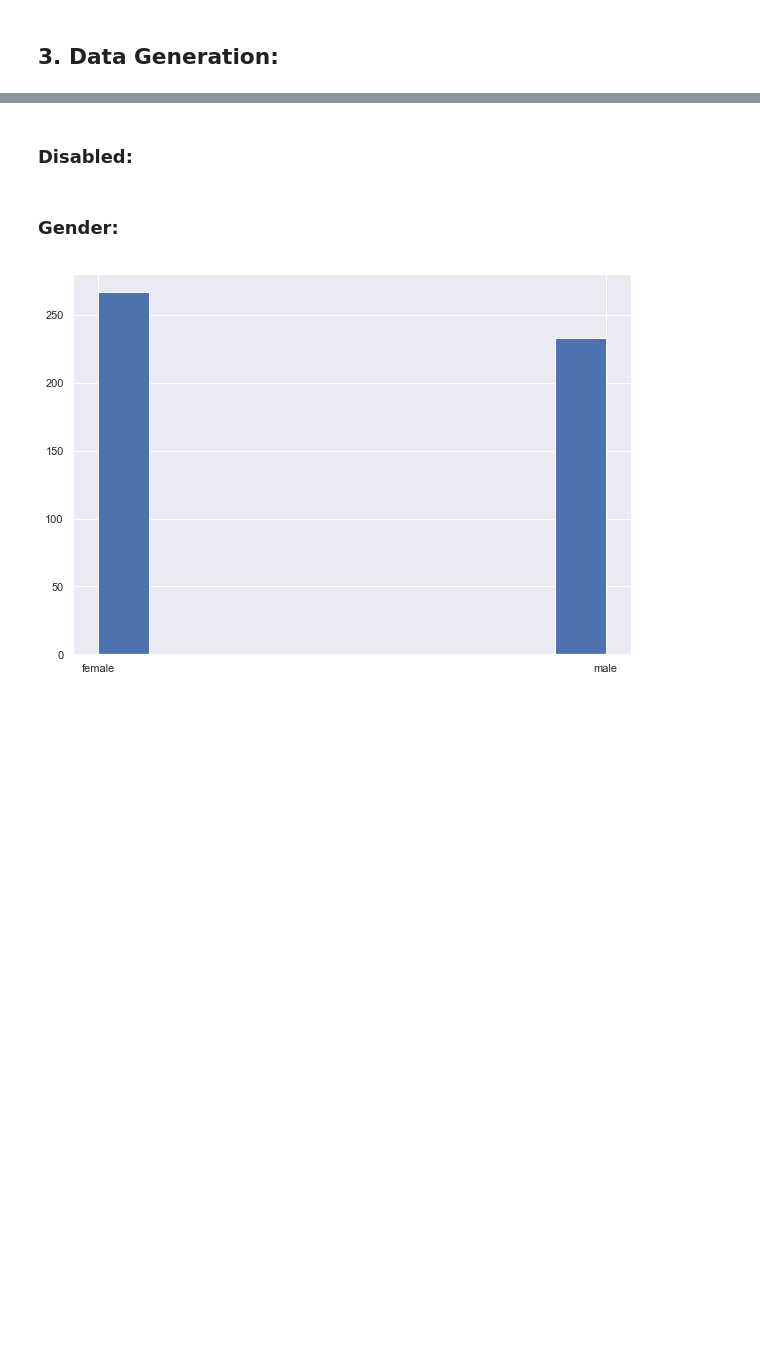
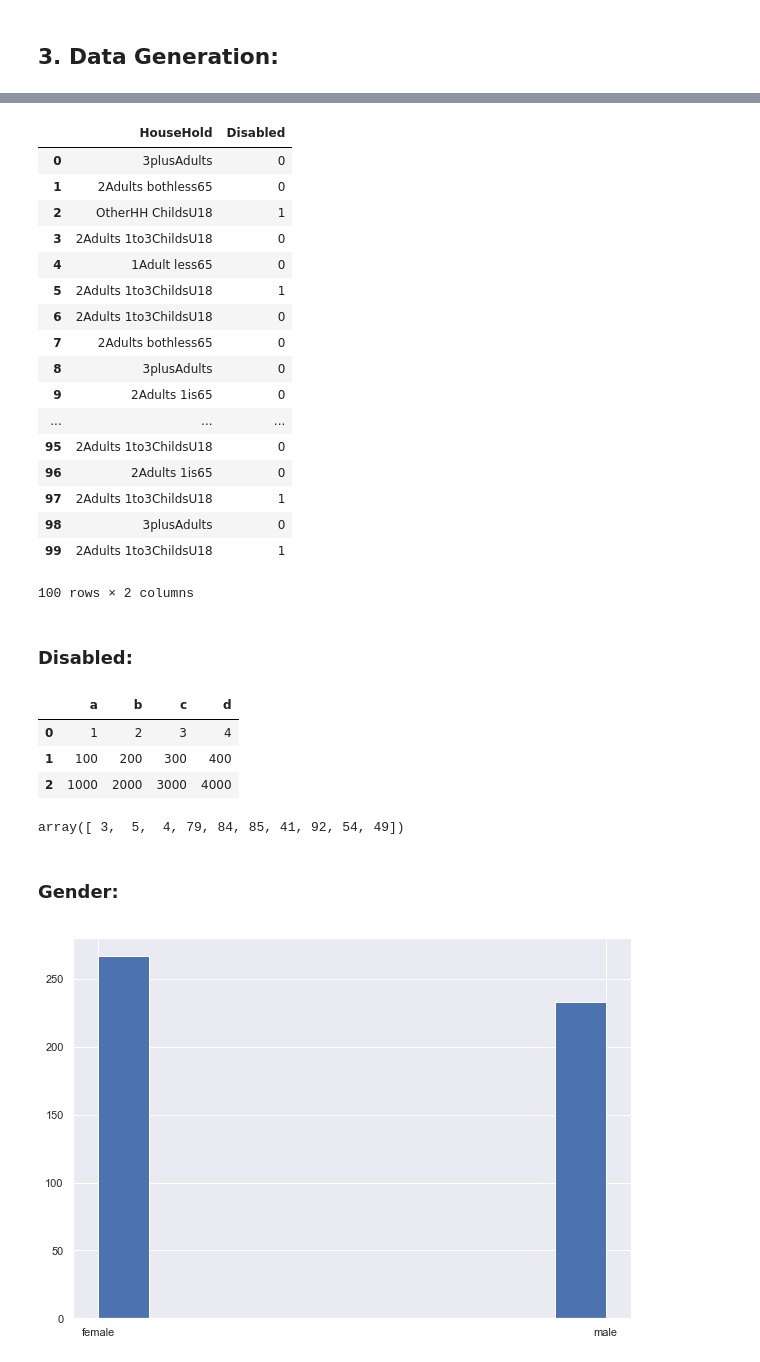
Before and after one commit to fionaoriordan/52465_19_project, a Jupyter notebook: 52465_19_project_dep1.ipynb, the cells around one changed output, grey strips where cells are left out. Drawn from its saved outputs; the diff is of its cells as text; code cells hidden in the pictures; blank space fills up the shorter version.

```diff
--- a/52465_19_project_dep1.ipynb
+++ b/52465_19_project_dep1.ipynb
@@ -97,5 +124,46 @@ plt.show()
+# %%
+
+df=pd.DataFrame(data={'HouseHold': HouseHold, 'Disabled': np.random.randint(0,2,samplesize)})
+np.random.seed(67)
+#df.iloc[np.random.randint(1,100,10),:]
+
+df
+# %% [output]
+|  | HouseHold | Disabled |
+| 0 | 3plusAdults | 0 |
+| 1 | 2Adults bothless65 | 0 |
+| 2 | OtherHH ChildsU18 | 1 |
+| 3 | 2Adults 1to3ChildsU18 | 0 |
+| 4 | 1Adult less65 | 0 |
+| 5 | 2Adults 1to3ChildsU18 | 1 |
+| 6 | 2Adults 1to3ChildsU18 | 0 |
+| 7 | 2Adults bothless65 | 0 |
+| 8 | 3plusAdults | 0 |
+| 9 | 2Adults 1is65 | 0 |
+| ... | ... | ... |
+| 95 | 2Adults 1to3ChildsU18 | 0 |
+| 96 | 2Adults 1is65 | 0 |
+| 97 | 2Adults 1to3ChildsU18 | 1 |
+| 98 | 3plusAdults | 0 |
+| 99 | 2Adults 1to3ChildsU18 | 1 |
+100 rows × 2 columns
 # %% [markdown]
 ### Disabled:
+# %%
+mydict = [{'a': 1, 'b': 2, 'c': 3, 'd': 4},
+         {'a': 100, 'b': 200, 'c': 300, 'd': 400},
+         {'a': 1000, 'b': 2000, 'c': 3000, 'd': 4000 }]
+df1 = pd.DataFrame(mydict)
+df1
+# %% [output]
+|  | a | b | c | d |
+| 0 | 1 | 2 | 3 | 4 |
+| 1 | 100 | 200 | 300 | 400 |
+| 2 | 1000 | 2000 | 3000 | 4000 |
+# %%
+np.random.randint(samplesize, size = 10)
+# %% [output]
+array([ 3,  5,  4, 79, 84, 85, 41, 92, 54, 49])
 # %% [markdown]
 ### Gender:
 # %%
```
Also changed, not shown: parts of 11 cells of this notebook.
